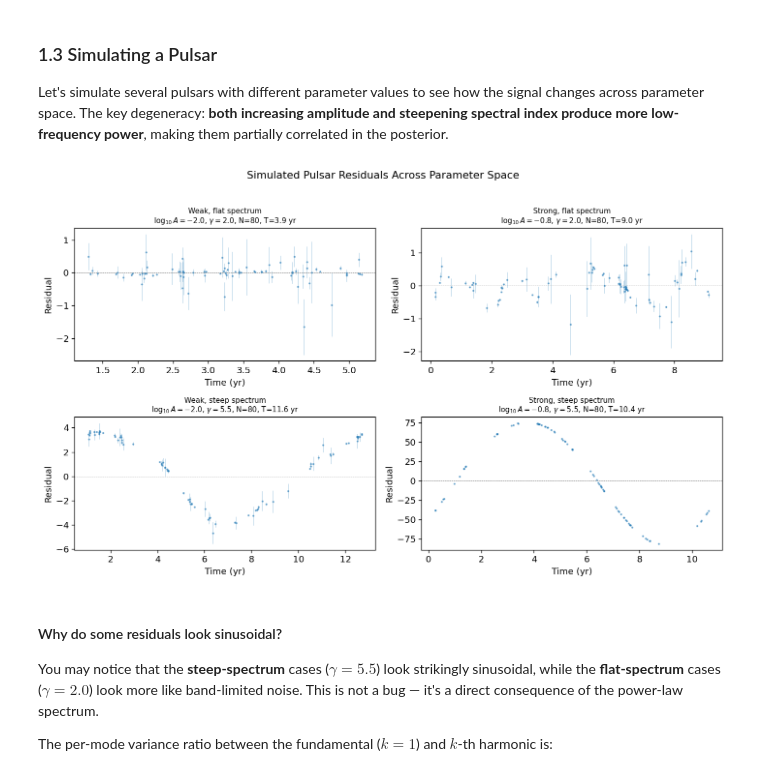
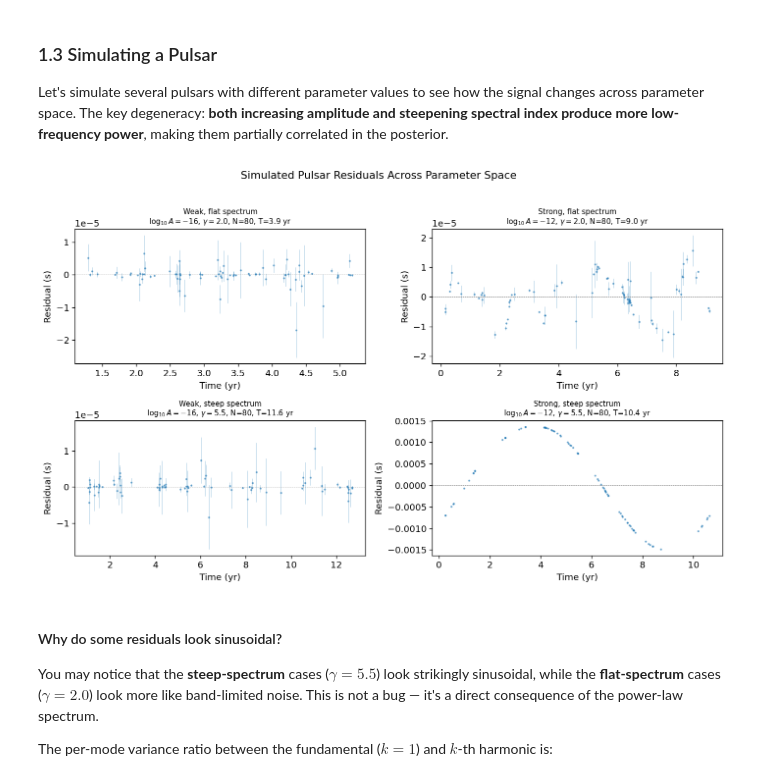
Before and after one commit to stevertaylor/pta-transformer-sbi, a Jupyter notebook: tutorial_sbi_framework.ipynb, the cells around one changed output. Saved outputs shown, nothing was run; the diff lists cells and outputs as text; code cells hidden in the pictures.

```diff
--- a/tutorial_sbi_framework.ipynb
+++ b/tutorial_sbi_framework.ipynb
@@ -100,7 +102,7 @@ for i, ax in enumerate(axes):
         ax.scatter(sched.t[mask], sched.sigma[mask], s=8, alpha=0.6,
                    c=colors.get(freq_val, 'gray'), label=f'{freq_val:.0f} MHz')
 
-    ax.set_ylabel('$\\sigma_i$ (arb.)')
+    ax.set_ylabel('$\\sigma_i$ (s)')
     ax.set_yscale('log')
     ax.set_title(f'Schedule {i+1}: N_TOA={sched.n_toa}, T_span={sched.tspan:.1f} yr', fontsize=10)
     if i == 0:
@@ -111,5 +113,5 @@ fig.suptitle('Synthetic Observing Schedules', fontsize=13, y=1.01)
 fig.tight_layout()
 plt.show()
 
-print(f"Notice the seasonal gaps, variable cadence, and heteroskedastic σ.")
+print(f"Notice the seasonal gaps, variable cadence, and heteroskedastic σ (100 ns – 10 μs).")
 # %% [output]
@@ -190,39 +195,39 @@ Let's simulate several pulsars with different parameter values to see how the si
 # %%
 from src.priors import UniformPrior
 
-prior_bounds = {'log10_A_red': [-2.5, -0.5], 'gamma_red': [0.5, 6.5]}
+prior_bounds = {'log10_A_red': [-17, -11], 'gamma_red': [0.5, 6.5]}
 prior = UniformPrior(prior_bounds)
 
 # Simulate pulsars at different corners of parameter space
 test_params = [
-    (np.array([-2.0, 2.0]), 'Weak, flat spectrum'),
-    (np.array([-0.8, 2.0]), 'Strong, flat spectrum'),
-    (np.array([-2.0, 5.5]), 'Weak, steep spectrum'),
-    (np.array([-0.8, 5.5]), 'Strong, steep spectrum'),
+    (np.array([-16, 2.0]), 'Weak, flat spectrum'),
+    (np.array([-12, 2.0]), 'Strong, flat spectrum'),
+    (np.array([-16, 5.5]), 'Weak, steep spectrum'),
+    (np.array([-12, 5.5]), 'Strong, steep spectrum'),
 ]
 
 fig, axes = plt.subplots(2, 2, figsize=(12, 7))
 axes = axes.ravel()
 
 for i, (theta, label) in enumerate(test_params):
     rng = np.random.default_rng(SEED + 100 + i)
     sched = generate_schedule(rng)
     sim = simulate_pulsar(theta, sched, n_modes=30, rng=rng)
 
     ax = axes[i]
     ax.errorbar(sim.t, sim.residuals, yerr=sim.sigma, fmt='.', ms=3, alpha=0.5,
                 elinewidth=0.5, capsize=0)
     ax.axhline(0, color='gray', ls='--', lw=0.5)
-    ax.set_title(f'{label}\n$\\log_{{10}} A={theta[0]:.1f}$, $\\gamma={theta[1]:.1f}$, '
+    ax.set_title(f'{label}\n$\\log_{{10}} A={theta[0]:.0f}$, $\\gamma={theta[1]:.1f}$, '
                  f'N={len(sim.t)}, T={sim.tspan:.1f} yr', fontsize=9)
     ax.set_xlabel('Time (yr)')
-    ax.set_ylabel('Residual')
+    ax.set_ylabel('Residual (s)')
 
 fig.suptitle('Simulated Pulsar Residuals Across Parameter Space', fontsize=13, y=1.02)
 fig.tight_layout()
 plt.show()
 # %% [output]
-[figure, old version]
+[figure, new version]
 # %% [markdown]
 #### Why do some residuals look sinusoidal?
 
```
Also changed, not shown: parts of 20 cells of this notebook, 1 other file.
